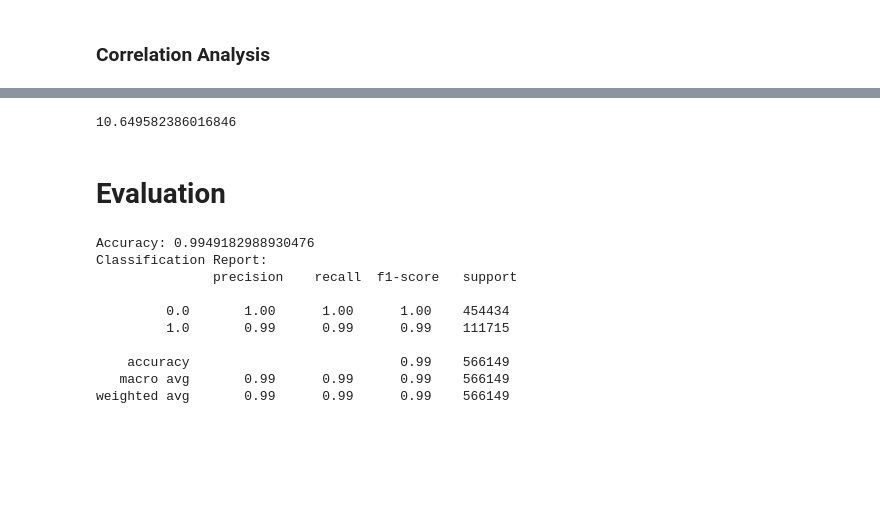
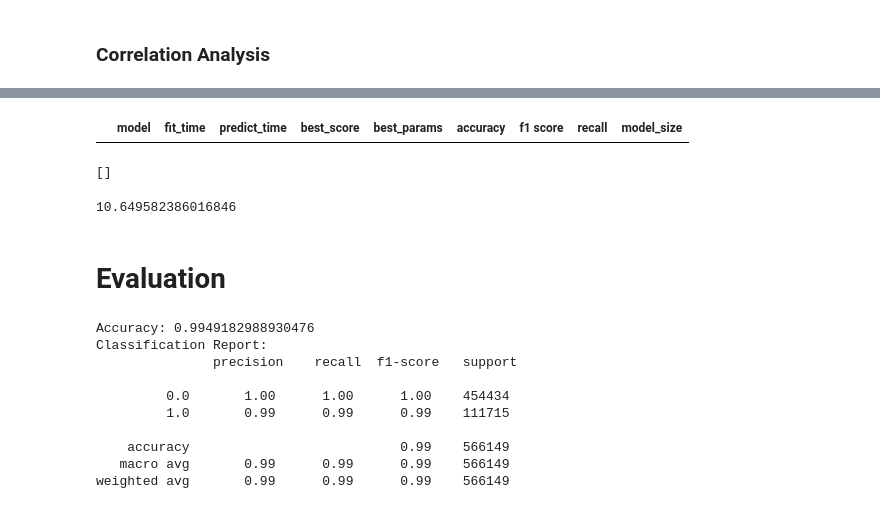
Before and after one commit to NotManigandan/Anomaly-Detection-On-Encrypted-Traffic, a Jupyter notebook: Preprocessing.ipynb, the cells around one changed output, grey strips where cells are left out. Cells and saved outputs as stored; diff of their text form; code cells hidden in the pictures; blank space fills up the shorter version.

```diff
--- a/Preprocessing.ipynb
+++ b/Preprocessing.ipynb
@@ -451,10 +518,6 @@ temp_df_3 = df
 X = corr_rem_df.drop(["Label"], axis = 1)
 y = corr_rem_df["Label"]
 # %%
-# MinMax Scaler
-scaler = preprocessing.MinMaxScaler()
-X = scaler.fit_transform(X)
+# # MinMax Scaler
+# scaler = preprocessing.MinMaxScaler()
+# X = scaler.fit_transform(X)
-# %%
-# Standard Scaler
-scaler = preprocessing.StandardScaler()
-X = scaler.fit_transform(X)
@@ -467,7 +534,6 @@ X_train, X_test, y_train, y_test = train_test_split(X, y, test_size=0.2, random_
 # %%
 start_time = time.time()
-model = RandomForestClassifier()
+model = LogisticRegression()
 model.fit(X_train, y_train)
-training_time = time.time() - start_time
-print(training_time)
+print(time.time() - start_time)
 # %% [output]
@@ -491,0 +592,22 @@ weighted avg       1.00      1.00      1.00    566149
+# %%
+for model_name, mp in model_params.items():
+    try:
+        print(model_name)
+        clf =  RandomizedSearchCV(mp['model'], mp['params'], cv=3, return_train_score=False)
+        clf.fit(X_train, y_train)
+        start_time = time.time()
+        y_pred = clf.predict(X_test)
+        predict_time = time.time() - start_time
+        scores1.append({
+            'model': model_name,
+            'fit_time' : clf.refit_time_,
+            'predict_time' : predict_time,
+            'best_score': clf.best_score_,
+            'best_params': clf.best_params_,
+            'accuracy' : clf.score(X_test, y_test),
+            'f1 score' : metrics.f1_score(y_test,y_pred),
+            'recall' : metrics.recall_score(y_test,y_pred)
+        })
+        print(scores1)
+    except:
+        continue
@@ -492,3 +635,12 @@ weighted avg       1.00      1.00      1.00    566149
+# %%
+acc1 = pd.DataFrame(scores1,columns=['model','fit_time','predict_time', 'best_score', 'best_params', 'accuracy', 'f1 score', 'recall', 'model_size'])
+acc1
+# %% [output]
+|  | model | fit_time | predict_time | best_score | best_params | accuracy | f1 score | recall | model_size |
+# %%
+scores1
+# %% [output]
+[]
 # %%
 start_time = time.time()
 dt = DecisionTreeClassifier()
@@ -497,8 +649,8 @@ training_time = time.time() - start_time
 print(training_time)
 # %% [output]
 10.649582386016846
-# %% [markdown]
-# Evaluation
+# %% [markdown]
+# Evaluation
 # %%
 y_pred = dt.predict(X_test)
 accuracy = accuracy_score(y_test, y_pred)
```
Also changed, not shown: parts of 48 cells of this notebook.
